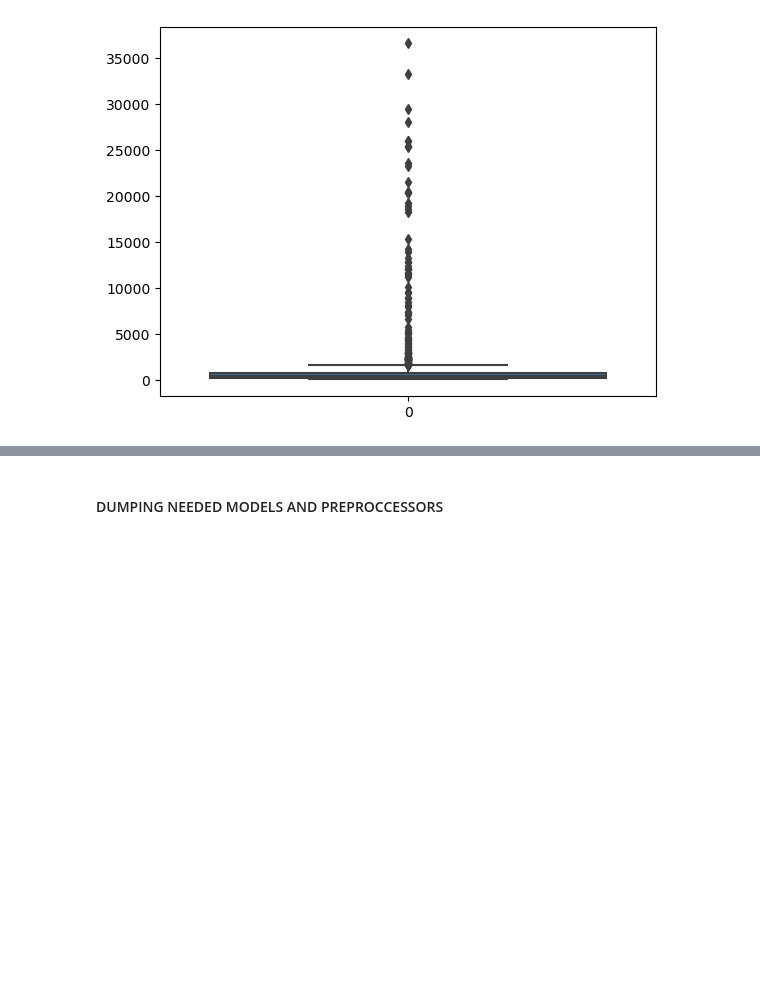
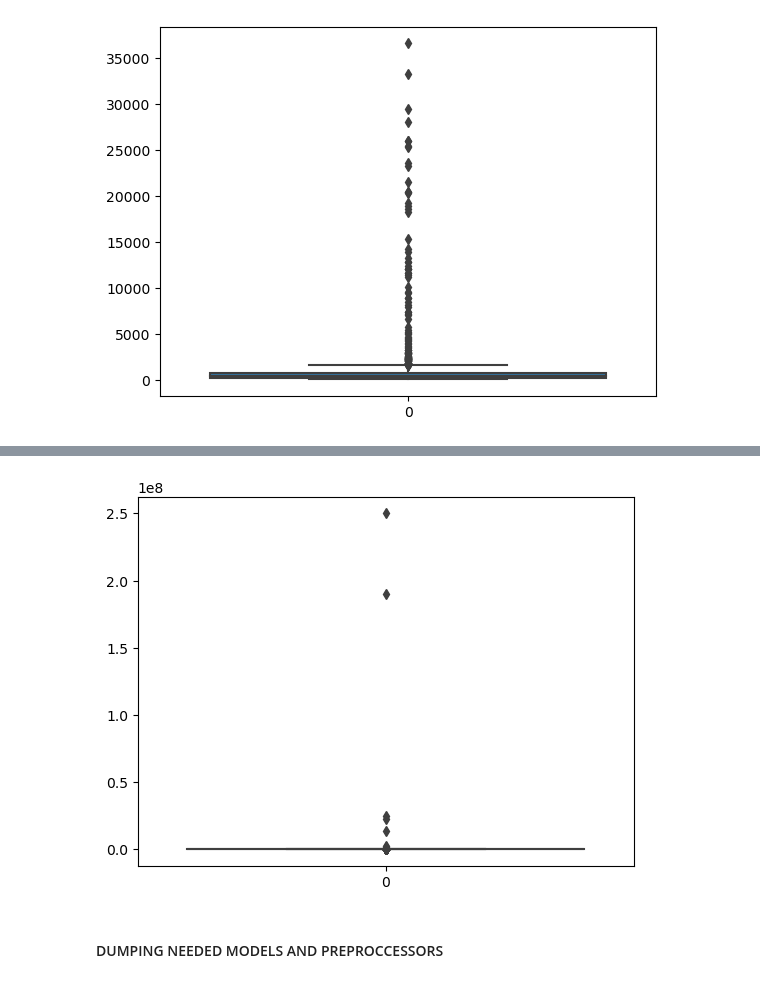
Before and after one commit to usmanadaudu/water_potability_prediction_web_app, a Jupyter notebook: notebooks/Water_potability_model5.ipynb, the cells around one changed output, grey strips where cells are left out. Drawn from its saved outputs; the diff is of its cells as text; code cells hidden in the pictures; blank space fills up the shorter version.

```diff
--- a/notebooks/Water_potability_model5.ipynb
+++ b/notebooks/Water_potability_model5.ipynb
@@ -1519,3 +1523,7 @@ sns.boxplot(df['Conductivity']);
+# %%
+sns.boxplot(df['Totalcaliform']);
+# %% [output]
+[figure, added]
 # %% [markdown]
 #### DUMPING NEEDED MODELS AND PREPROCCESSORS
 # %%
```
Also changed, not shown: parts of 76 cells of this notebook.
